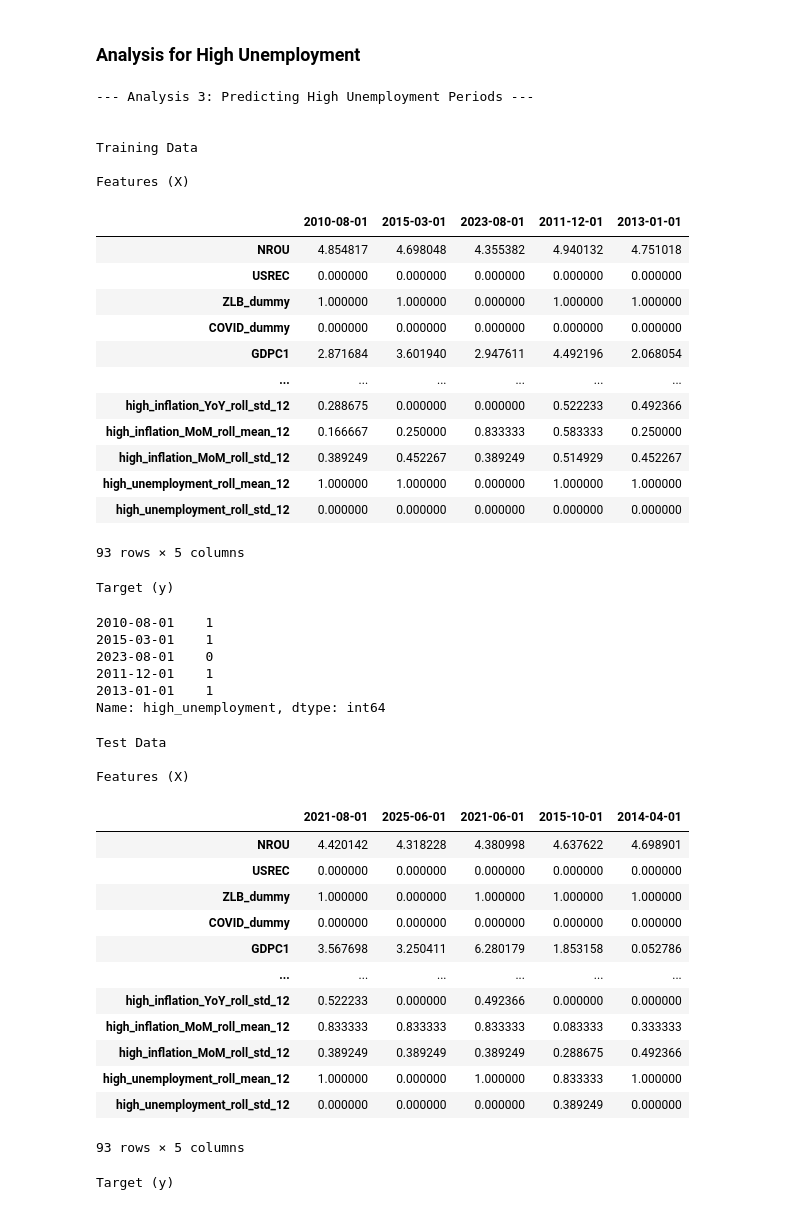
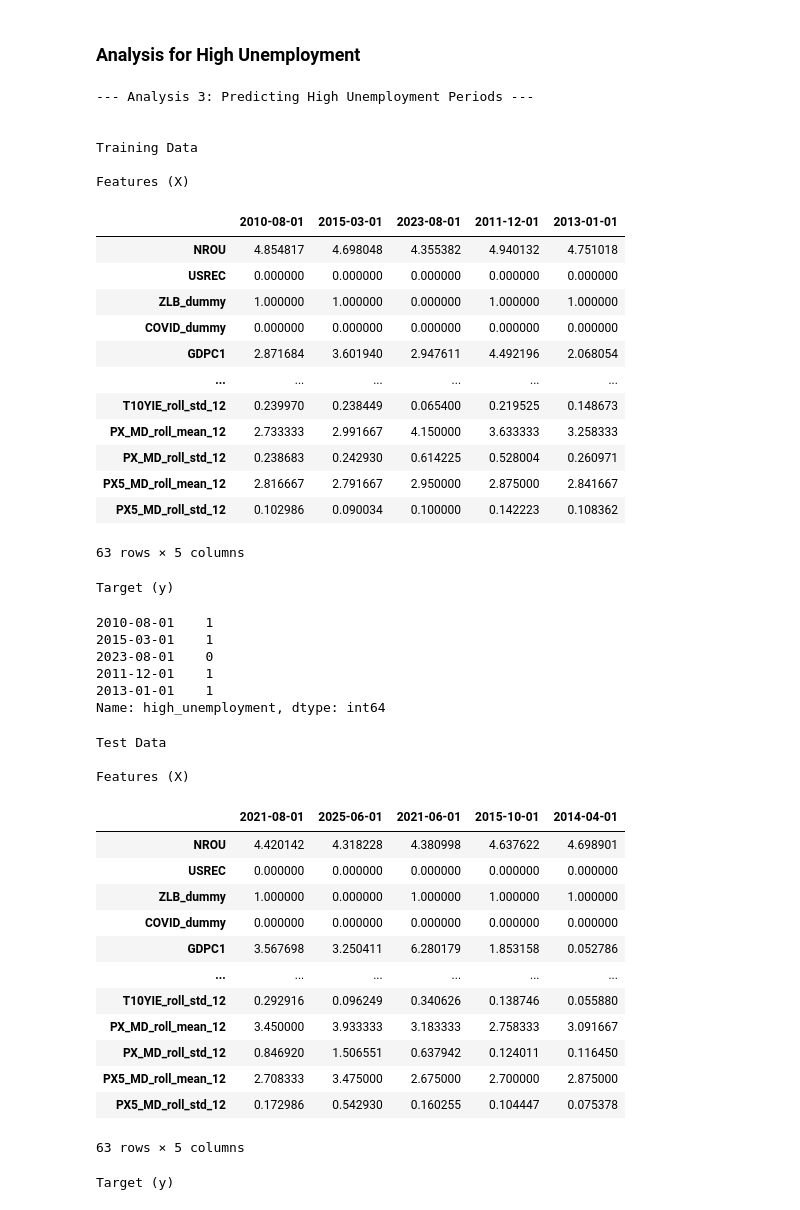
Before and after one commit to taso5789/ds-project-portfolio, a Jupyter notebook: code/4_Naive_Bayes.ipynb, the cells around one changed output. Drawn from its saved outputs; the diff is of its cells as text; code cells hidden in the pictures.

```diff
--- a/code/4_Naive_Bayes.ipynb
+++ b/code/4_Naive_Bayes.ipynb
@@ -433,10 +449,18 @@ High Inflation       0.77      0.61      0.68        33
 print("\n--- Analysis 3: Predicting High Unemployment Periods ---")
 
 # Generate lag/rolling features
-df_unemp = feature_engineering(df, lags=[3], windows=[12]) # 0.8939
+df_unemp = feature_engineering(df, lags=[], windows=[12]) # 0.8636
+
+# Define the prefixes of columns to drop
+prefixes_to_drop = ['PCEPILFE_YoY', 'PCEPILFE_MoM', 'UNRATE', 'high_inflation_YoY', 'high_inflation_MoM', 'high_unemployment']
+
+# Find all columns that start with any of the defined prefixes using a list comprehension
+cols_to_drop = [col for col in df_unemp.columns for prefix in prefixes_to_drop if col.startswith(prefix)]
+
+# Drop the identified columns from the DataFrame
+features = df_unemp.drop(columns=cols_to_drop)
 
 # Define Features (X) and Target (y)
-features = df_unemp.drop(columns=['PCEPILFE_YoY', 'PCEPILFE_MoM', 'UNRATE', 'high_inflation_YoY', 'high_inflation_MoM', 'high_unemployment'])
 X_unemp = features
 y_unemp = df_unemp['high_unemployment']
 
@@ -481,39 +505,39 @@ preprocessor = ColumnTransformer(
 
 # Scale the Features (Standardization)
 X_unemp_train_scaled = preprocessor.fit_transform(X_unemp_train)
 X_unemp_test_scaled = preprocessor.transform(X_unemp_test)
 
 # Train and Evaluate the Naive Bayes Model
 gnb_unemp = GaussianNB()
 gnb_unemp.fit(X_unemp_train_scaled, y_unemp_train)
 y_unemp_pred = gnb_unemp.predict(X_unemp_test_scaled)
 
 # Display evaluation results
 print(f'\nModel Accuracy: {accuracy_score(y_unemp_test, y_unemp_pred):.4f}')
 print('\nConfusion Matrix:')
 print(confusion_matrix(y_unemp_test, y_unemp_pred))
 print('\nClassification Report:')
 print(classification_report(y_unemp_test, y_unemp_pred, target_names=['Low Unemployment', 'High Unemployment']))
 # %% [output]
 --- Analysis 3: Predicting High Unemployment Periods ---
 
 
 Training Data
 
 Features (X)
 |  | 2010-08-01 | 2015-03-01 | 2023-08-01 | 2011-12-01 | 2013-01-01 |
 | NROU | 4.854817 | 4.698048 | 4.355382 | 4.940132 | 4.751018 |
 | USREC | 0.000000 | 0.000000 | 0.000000 | 0.000000 | 0.000000 |
 | ZLB_dummy | 1.000000 | 1.000000 | 0.000000 | 1.000000 | 1.000000 |
 | COVID_dummy | 0.000000 | 0.000000 | 0.000000 | 0.000000 | 0.000000 |
 | GDPC1 | 2.871684 | 3.601940 | 2.947611 | 4.492196 | 2.068054 |
 | ... | ... | ... | ... | ... | ... |
-| high_inflation_YoY_roll_std_12 | 0.288675 | 0.000000 | 0.000000 | 0.522233 | 0.492366 |
-| high_inflation_MoM_roll_mean_12 | 0.166667 | 0.250000 | 0.833333 | 0.583333 | 0.250000 |
-| high_inflation_MoM_roll_std_12 | 0.389249 | 0.452267 | 0.389249 | 0.514929 | 0.452267 |
-| high_unemployment_roll_mean_12 | 1.000000 | 1.000000 | 0.000000 | 1.000000 | 1.000000 |
-| high_unemployment_roll_std_12 | 0.000000 | 0.000000 | 0.000000 | 0.000000 | 0.000000 |
+| T10YIE_roll_std_12 | 0.239970 | 0.238449 | 0.065400 | 0.219525 | 0.148673 |
+| PX_MD_roll_mean_12 | 2.733333 | 2.991667 | 4.150000 | 3.633333 | 3.258333 |
+| PX_MD_roll_std_12 | 0.238683 | 0.242930 | 0.614225 | 0.528004 | 0.260971 |
+| PX5_MD_roll_mean_12 | 2.816667 | 2.791667 | 2.950000 | 2.875000 | 2.841667 |
+| PX5_MD_roll_std_12 | 0.102986 | 0.090034 | 0.100000 | 0.142223 | 0.108362 |
-93 rows × 5 columns
+63 rows × 5 columns
 Target (y)
 2010-08-01    1
 2015-03-01    1
@@ -531,12 +555,12 @@ Features (X)
 | COVID_dummy | 0.000000 | 0.000000 | 0.000000 | 0.000000 | 0.000000 |
 | GDPC1 | 3.567698 | 3.250411 | 6.280179 | 1.853158 | 0.052786 |
 | ... | ... | ... | ... | ... | ... |
-| high_inflation_YoY_roll_std_12 | 0.522233 | 0.000000 | 0.492366 | 0.000000 | 0.000000 |
-| high_inflation_MoM_roll_mean_12 | 0.833333 | 0.833333 | 0.833333 | 0.083333 | 0.333333 |
-| high_inflation_MoM_roll_std_12 | 0.389249 | 0.389249 | 0.389249 | 0.288675 | 0.492366 |
-| high_unemployment_roll_mean_12 | 1.000000 | 0.000000 | 1.000000 | 0.833333 | 1.000000 |
-| high_unemployment_roll_std_12 | 0.000000 | 0.000000 | 0.000000 | 0.389249 | 0.000000 |
+| T10YIE_roll_std_12 | 0.292916 | 0.096249 | 0.340626 | 0.138746 | 0.055880 |
+| PX_MD_roll_mean_12 | 3.450000 | 3.933333 | 3.183333 | 2.758333 | 3.091667 |
+| PX_MD_roll_std_12 | 0.846920 | 1.506551 | 0.637942 | 0.124011 | 0.116450 |
+| PX5_MD_roll_mean_12 | 2.708333 | 3.475000 | 2.675000 | 2.700000 | 2.875000 |
+| PX5_MD_roll_std_12 | 0.172986 | 0.542930 | 0.160255 | 0.104447 | 0.075378 |
-93 rows × 5 columns
+63 rows × 5 columns
 Target (y)
 2021-08-01    1
 2025-06-01    0
```
Also changed, not shown: parts of 3 cells of this notebook, 42 other files.
